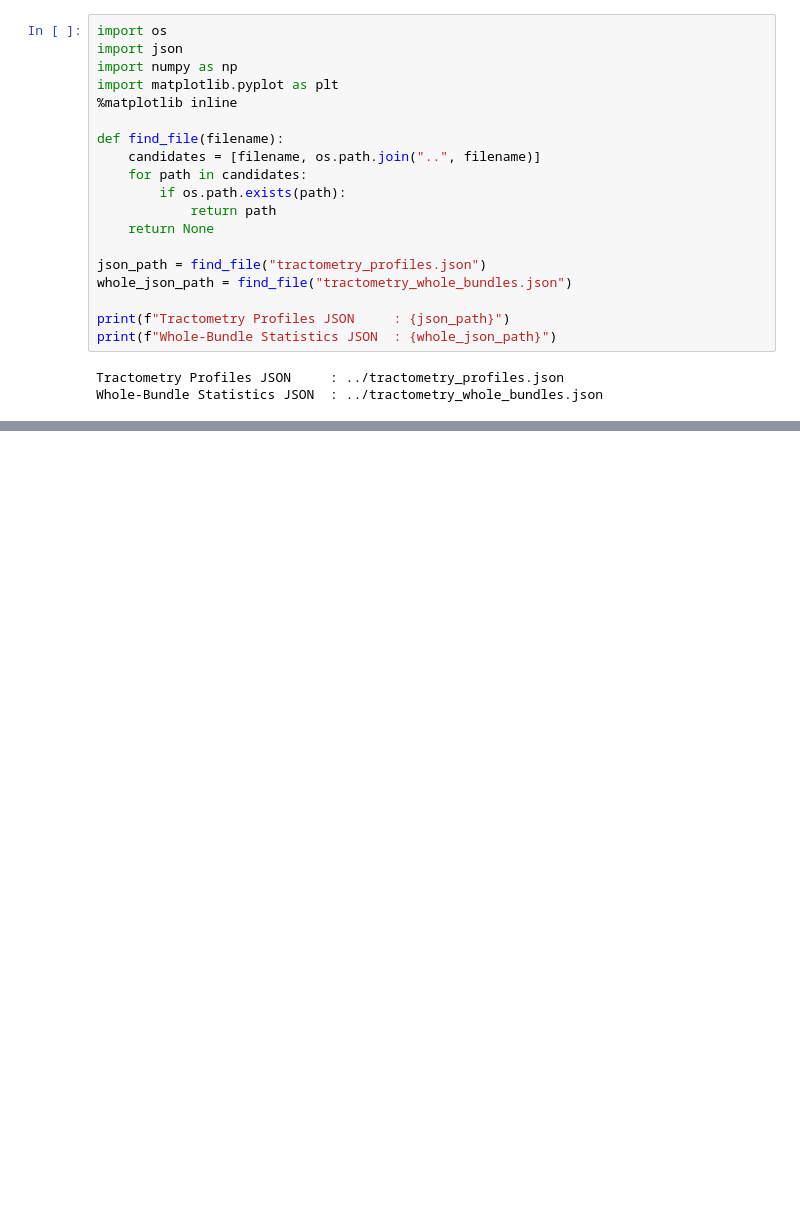
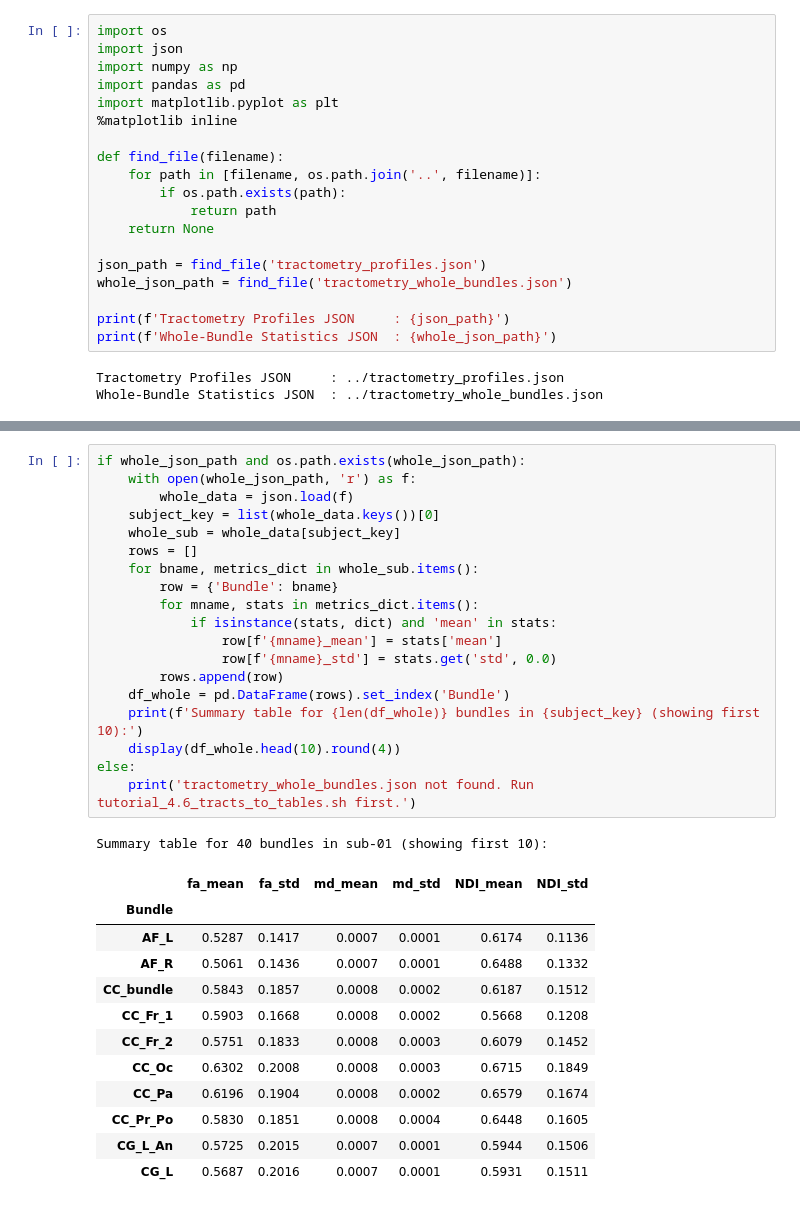
Before and after one commit to frheault/ist_summer_school_2027, a Jupyter notebook: notebooks/Day4_Tractometry_Profiling.ipynb, the cells around one changed output, grey strips where cells are left out. Saved outputs shown, nothing was run; the diff lists cells and outputs as text; blank space fills up the shorter version.

```diff
--- a/notebooks/Day4_Tractometry_Profiling.ipynb
+++ b/notebooks/Day4_Tractometry_Profiling.ipynb
@@ -12,21 +9,21 @@ We will visualize:
 import os
 import json
 import numpy as np
+import pandas as pd
 import matplotlib.pyplot as plt
 %matplotlib inline
 
 def find_file(filename):
-    candidates = [filename, os.path.join("..", filename)]
-    for path in candidates:
+    for path in [filename, os.path.join('..', filename)]:
         if os.path.exists(path):
             return path
     return None
 
-json_path = find_file("tractometry_profiles.json")
-whole_json_path = find_file("tractometry_whole_bundles.json")
+json_path = find_file('tractometry_profiles.json')
+whole_json_path = find_file('tractometry_whole_bundles.json')
 
-print(f"Tractometry Profiles JSON     : {json_path}")
-print(f"Whole-Bundle Statistics JSON  : {whole_json_path}")
+print(f'Tractometry Profiles JSON     : {json_path}')
+print(f'Whole-Bundle Statistics JSON  : {whole_json_path}')
 # %% [output]
 Tractometry Profiles JSON     : ../tractometry_profiles.json
 Whole-Bundle Statistics JSON  : ../tractometry_whole_bundles.json
@@ -32,0 +32,33 @@ Whole-Bundle Statistics JSON  : ../tractometry_whole_bundles.json
+# %%
+if whole_json_path and os.path.exists(whole_json_path):
+    with open(whole_json_path, 'r') as f:
+        whole_data = json.load(f)
+    subject_key = list(whole_data.keys())[0]
+    whole_sub = whole_data[subject_key]
+    rows = []
+    for bname, metrics_dict in whole_sub.items():
+        row = {'Bundle': bname}
+        for mname, stats in metrics_dict.items():
+            if isinstance(stats, dict) and 'mean' in stats:
+                row[f'{mname}_mean'] = stats['mean']
+                row[f'{mname}_std'] = stats.get('std', 0.0)
+        rows.append(row)
+    df_whole = pd.DataFrame(rows).set_index('Bundle')
+    print(f'Summary table for {len(df_whole)} bundles in {subject_key} (showing first 10):')
+    display(df_whole.head(10).round(4))
+else:
+    print('tractometry_whole_bundles.json not found. Run tutorial_4.6_tracts_to_tables.sh first.')
+# %% [output]
+Summary table for 40 bundles in sub-01 (showing first 10):
+|  | fa_mean | fa_std | md_mean | md_std | NDI_mean | NDI_std |
+| Bundle |  |  |  |  |  |  |
+| AF_L | 0.5287 | 0.1417 | 0.0007 | 0.0001 | 0.6174 | 0.1136 |
+| AF_R | 0.5061 | 0.1436 | 0.0007 | 0.0001 | 0.6488 | 0.1332 |
+| CC_bundle | 0.5843 | 0.1857 | 0.0008 | 0.0002 | 0.6187 | 0.1512 |
+| CC_Fr_1 | 0.5903 | 0.1668 | 0.0008 | 0.0002 | 0.5668 | 0.1208 |
+| CC_Fr_2 | 0.5751 | 0.1833 | 0.0008 | 0.0003 | 0.6079 | 0.1452 |
+| CC_Oc | 0.6302 | 0.2008 | 0.0008 | 0.0003 | 0.6715 | 0.1849 |
+| CC_Pa | 0.6196 | 0.1904 | 0.0008 | 0.0002 | 0.6579 | 0.1674 |
+| CC_Pr_Po | 0.5830 | 0.1851 | 0.0008 | 0.0004 | 0.6448 | 0.1605 |
+| CG_L_An | 0.5725 | 0.2015 | 0.0007 | 0.0001 | 0.5944 | 0.1506 |
+| CG_L | 0.5687 | 0.2016 | 0.0007 | 0.0001 | 0.5931 | 0.1511 |
```
Also changed, not shown: parts of 7 cells of this notebook, 25 other files.
